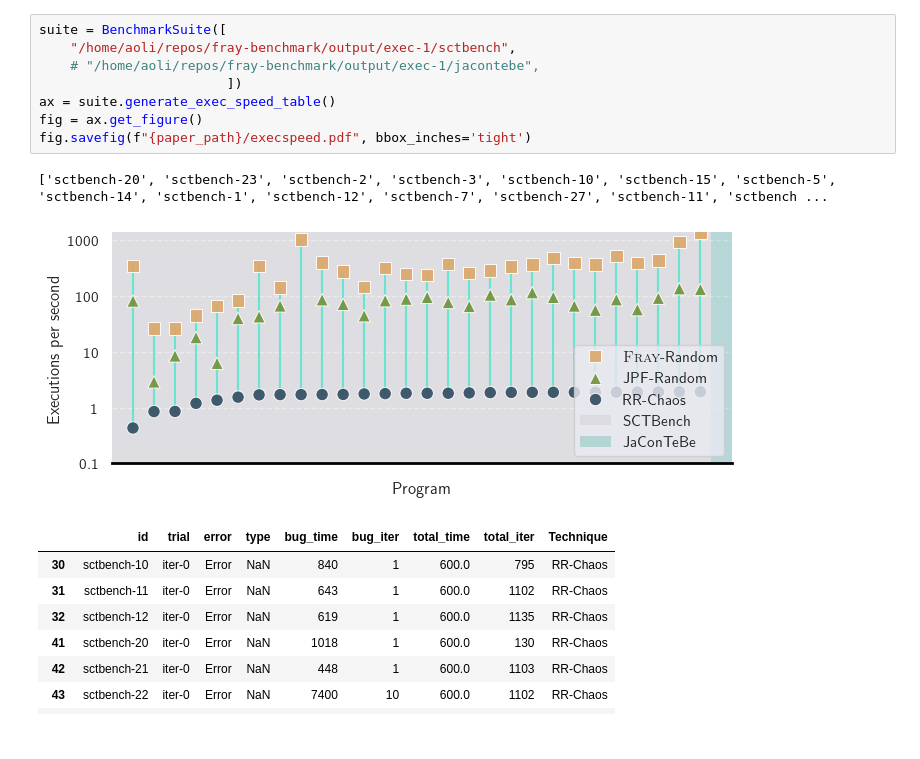
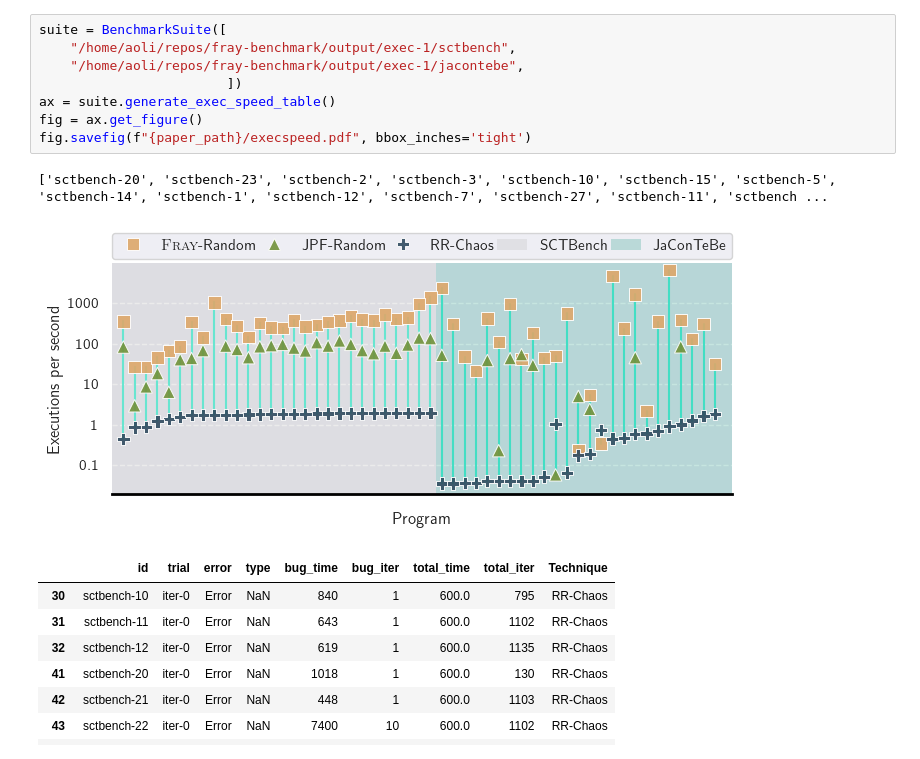
Before and after one commit to cmu-pasta/fray-benchmark, a Jupyter notebook: fray_benchmark/visualizer/playground.ipynb, the cells around one changed output. Cells and saved outputs as stored; diff of their text form.

```diff
--- a/fray_benchmark/visualizer/playground.ipynb
+++ b/fray_benchmark/visualizer/playground.ipynb
@@ -34,14 +35,14 @@ fig.savefig(f"{paper_path}/searchspace.pdf", bbox_inches='tight')
 # %%
 suite = BenchmarkSuite([
     "/home/aoli/repos/fray-benchmark/output/exec-1/sctbench",
-    # "/home/aoli/repos/fray-benchmark/output/exec-1/jacontebe",
+    "/home/aoli/repos/fray-benchmark/output/exec-1/jacontebe",
                         ])
 ax = suite.generate_exec_speed_table()
 fig = ax.get_figure()
 fig.savefig(f"{paper_path}/execspeed.pdf", bbox_inches='tight')
 # %% [output]
 ['sctbench-20', 'sctbench-23', 'sctbench-2', 'sctbench-3', 'sctbench-10', 'sctbench-15', 'sctbench-5', 'sctbench-14', 'sctbench-1', 'sctbench-12', 'sctbench-7', 'sctbench-27', 'sctbench-11', 'sctbench ...
-[figure, old version]
+[figure, new version]
 # %%
 # %% [output]
 |  | id | trial | error | type | bug_time | bug_iter | total_time | total_iter | Technique |
```
Also changed, not shown: parts of 4 cells of this notebook, 1 other file.
